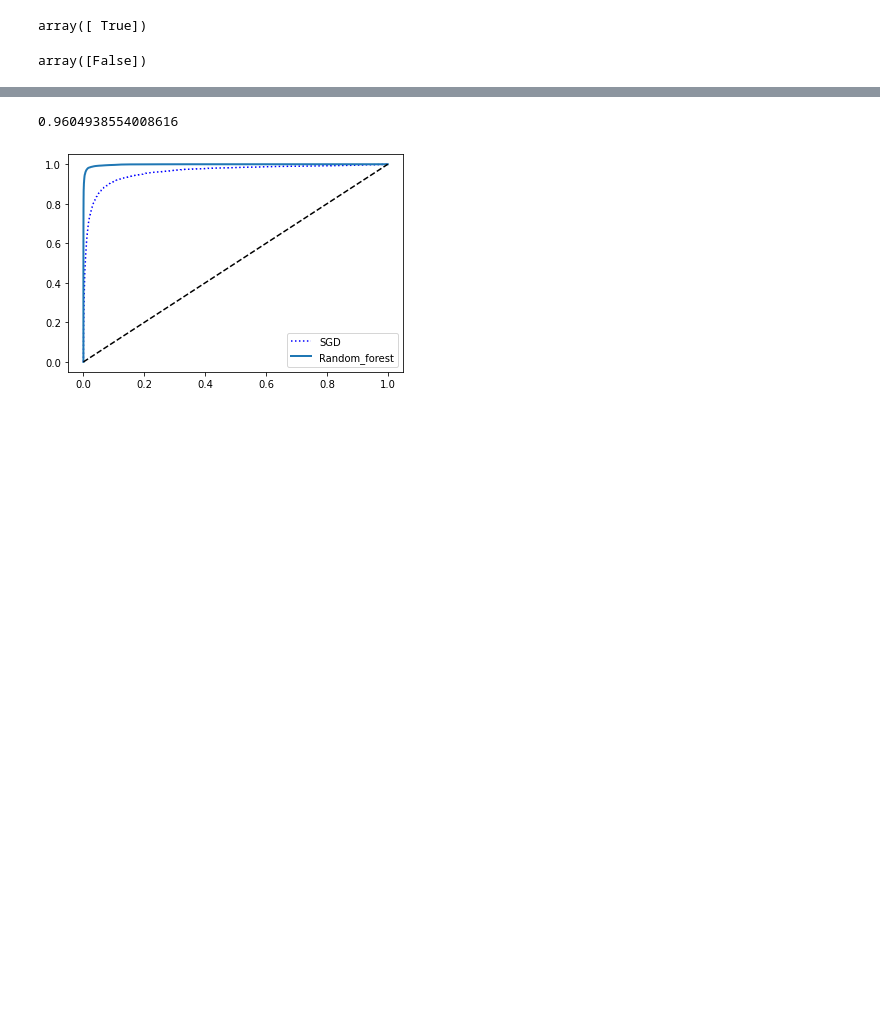
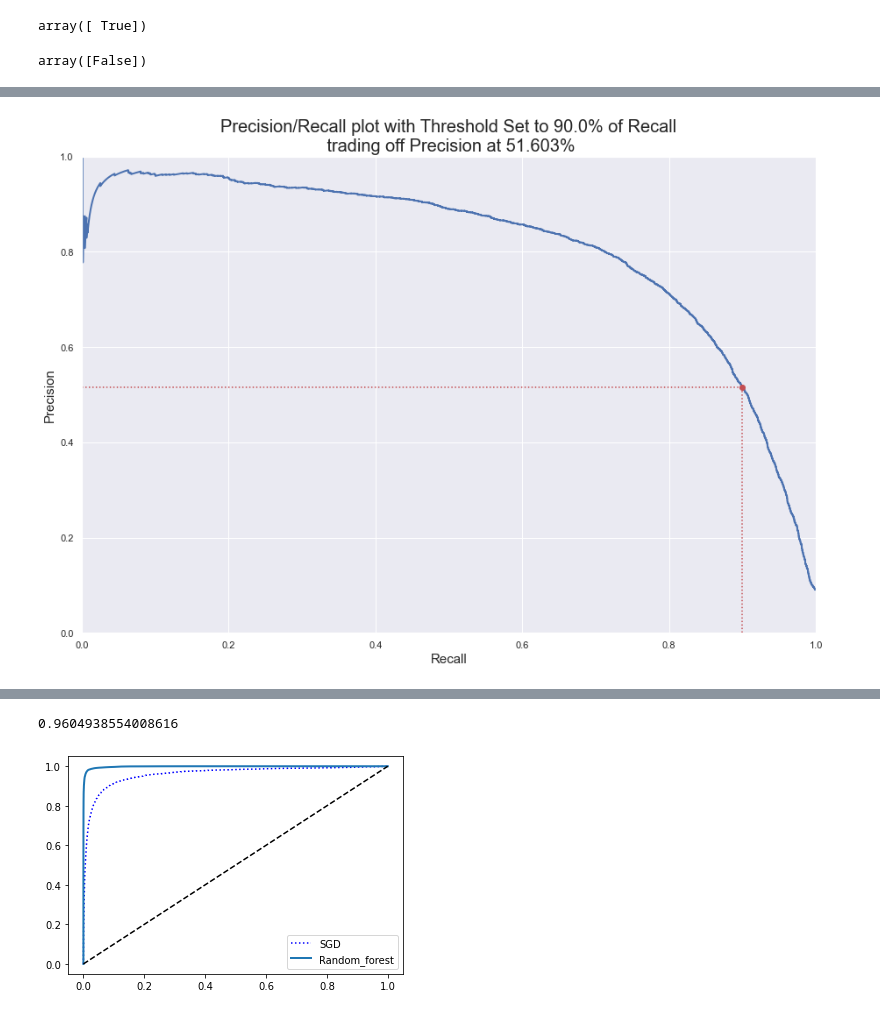
Before and after one commit to adhadse/ColabRepo, a Jupyter notebook: homl/Ch 3 Classification.ipynb, the cells around one changed output, grey strips where cells are left out. Drawn from its saved outputs; the diff is of its cells as text; code cells hidden in the pictures; blank space fills up the shorter version.

```diff
--- a/homl/Ch 3 Classification.ipynb
+++ b/homl/Ch 3 Classification.ipynb
@@ -174 +207,40 @@ plt.show()
+# %%
+def plot_precision_vs_recall(precisions, recalls, metric_name=None, metric_perc=None):
+    plt.figure(figsize=(15, 10))
+    plt.plot(recalls, precisions, 'b-', linewidth=2)
+    plt.xlabel("Recall", fontsize=15)
+    plt.ylabel("Precision", fontsize=15)
+    plt.axis([0, 1, 0, 1])
+    if metric_name=='precision':
+        # tradedoff recall  & threshold at percentage precision we want.
+        recall_atperc_precision = recalls[np.argmax(precisions >= metric_perc)]
+        threshold_atperc_precision = thresholds[np.argmax(precisions >= metric_perc)]
+        plt.plot([recall_atperc_precision, recall_atperc_precision], [0., metric_perc], 'r:')
+        plt.plot([0., recall_atperc_precision], [metric_perc, metric_perc], "r:")
+        plt.plot([recall_atperc_precision], [metric_perc], 'ro')
+        plt.title("Precision/Recall plot with Threshold Set to {}% of {}\n trading off Recall at {:.3f}%".format(
+            metric_perc*100,
+            metric_name.capitalize(),
+            tradedoff_atperc_metric*100), fontsize=20)
+        plt.show()
+        return threshold_atperc_precision
+    elif metric_name == 'recall':
+        # tradedoff precision & threshold at percentage recall we want.
+        precision_atperc_recall = precisions[np.argmax(recalls <= metric_perc)]
+        threshold_atperc_recall = thresholds[np.argmax(recalls <= metric_perc)]
+        plt.plot([0., metric_perc],[precision_atperc_recall, precision_atperc_recall], 'r:')
+        plt.plot([metric_perc, metric_perc],[0., precision_atperc_recall], "r:")
+        plt.plot([metric_perc],[precision_atperc_recall], 'ro')
+        plt.title("Precision/Recall plot with Threshold Set to {}% of {}\n trading off Precision at {:.3f}%".format(
+            metric_perc*100,
+            metric_name.capitalize(),
+            precision_atperc_recall*100), fontsize=20)
+        plt.show()
+        return threshold_atperc_recall
+    else:
+        return
+
+threshold = plot_precision_vs_recall_new(precisions, recalls, 'recall', 0.9)
+# %% [output]
+[figure, added]
 # %%
```
Also changed, not shown: parts of 14 cells of this notebook, 2 other files.
